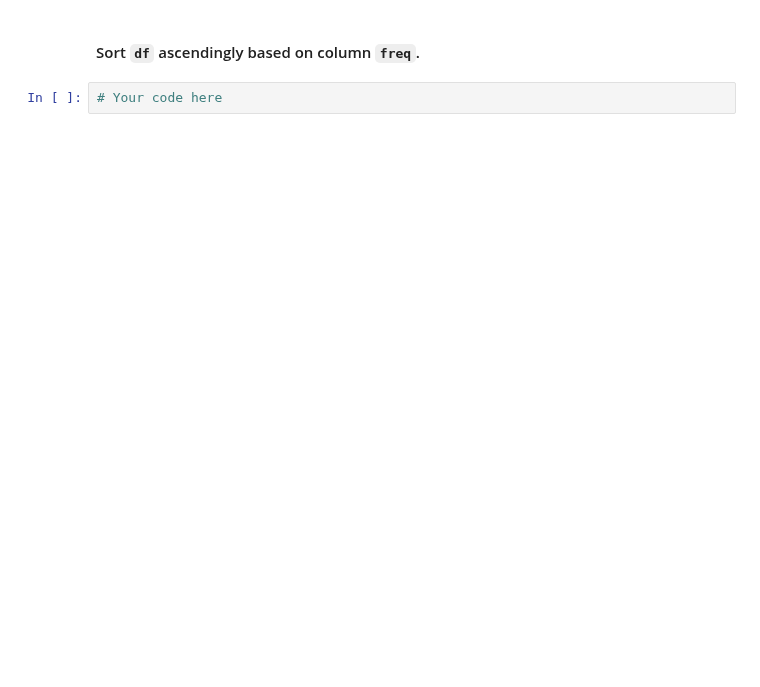
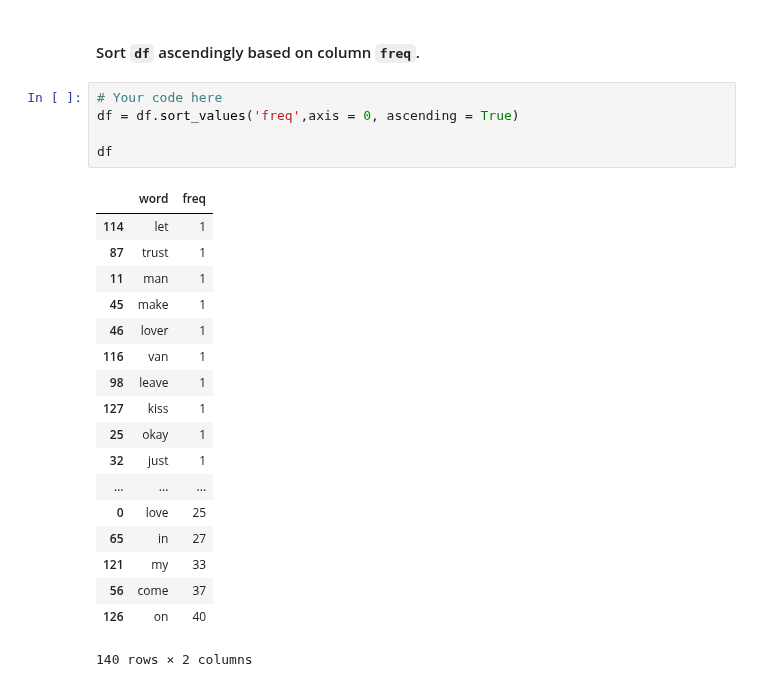
Before and after one commit to ironhack-labs/data-labs, a Jupyter notebook: module-1/lab-tuple-set-dict/your-code/challenge-3.ipynb, the cells around one changed output. Drawn from its saved outputs; the diff is of its cells as text; blank space fills up the shorter version.

```diff
--- a/module-1/lab-tuple-set-dict/your-code/challenge-3.ipynb
+++ b/module-1/lab-tuple-set-dict/your-code/challenge-3.ipynb
@@ -87,3 +154,25 @@ With the Pandas DataFrame, you can sort the values easily with the built-in meth
 #### Sort `df` ascendingly based on column `freq`.
 # %%
 # Your code here
+df = df.sort_values('freq',axis = 0, ascending = True)
+
+df
+# %% [output]
+|  | word | freq |
+| 114 | let | 1 |
+| 87 | trust | 1 |
+| 11 | man | 1 |
+| 45 | make | 1 |
+| 46 | lover | 1 |
+| 116 | van | 1 |
+| 98 | leave | 1 |
+| 127 | kiss | 1 |
+| 25 | okay | 1 |
+| 32 | just | 1 |
+| ... | ... | ... |
+| 0 | love | 25 |
+| 65 | in | 27 |
+| 121 | my | 33 |
+| 56 | come | 37 |
+| 126 | on | 40 |
+140 rows × 2 columns
```
Also changed, not shown: parts of 7 cells of this notebook, 9 other files.
